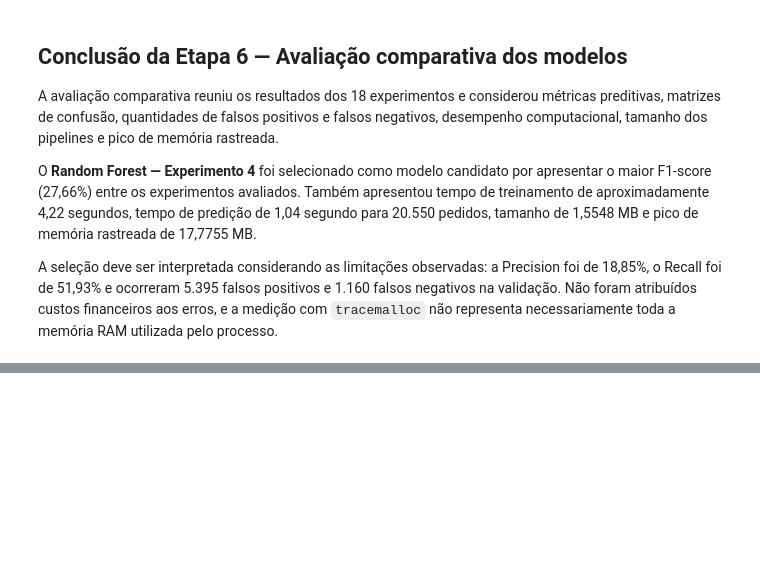
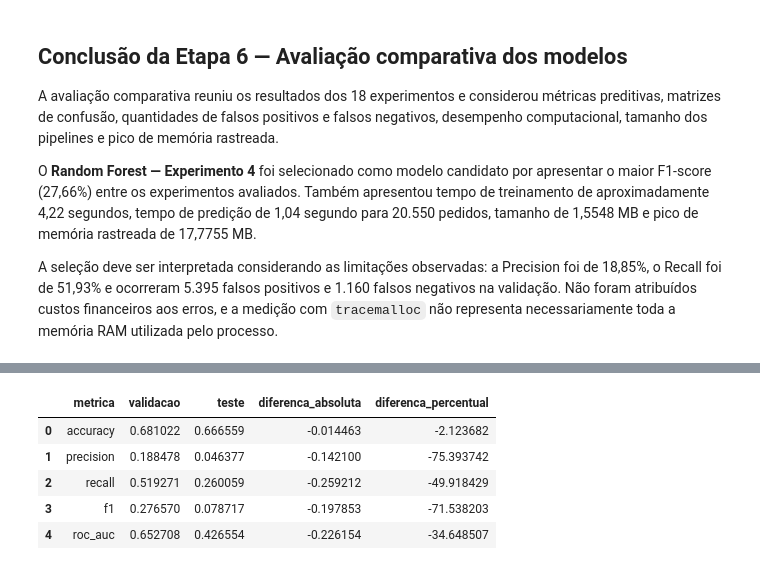
Before and after one commit to Franciane-sl/DeliveryRisk_AI, a Jupyter notebook: pipeline/notebooks/delivery_risk_analysis.ipynb, the cells around one changed output, grey strips where cells are left out. Saved outputs shown, nothing was run; the diff lists cells and outputs as text; code cells hidden in the pictures; blank space fills up the shorter version.

```diff
--- a/pipeline/notebooks/delivery_risk_analysis.ipynb
+++ b/pipeline/notebooks/delivery_risk_analysis.ipynb
@@ -3134,0 +3220,28 @@ A seleção deve ser interpretada considerando as limitações observadas: a Pre
+# %%
+
+y_predito_teste, probabilidades_teste, tempo_predicao_teste = (
+    prever_modelo(
+        pipeline_candidato,
+        X_test
+    )
+)
+
+metricas_teste, matriz_confusao_teste = avaliar_classificacao(
+    y_real=y_test,
+    y_predito=y_predito_teste,
+    probabilidades=probabilidades_teste,
+)
+
+print("Métricas finais no conjunto de teste:")
+display(pd.Series(metricas_teste, name="Valor"))
+
+print("\nMatriz de confusão:")
+display(
+    pd.DataFrame(
+        matriz_confusao_teste,
+        index=["Real: 0", "Real: 1"],
+        columns=["Previsto: 0", "Previsto: 1"],
+    )
+)
+
+print(f"\nTempo de predição: {tempo_predicao_teste:.4f} segundos")
@@ -3134,0 +3346,21 @@ A seleção deve ser interpretada considerando as limitações observadas: a Pre
+# %%
+
+comparacao_generalizacao = comparar_generalizacao(
+    metricas_validacao={
+        "accuracy": modelo_candidato["accuracy"],
+        "precision": modelo_candidato["precision"],
+        "recall": modelo_candidato["recall"],
+        "f1": modelo_candidato["f1"],
+        "roc_auc": modelo_candidato["roc_auc"],
+    },
+    metricas_teste=metricas_teste,
+)
+
+display(comparacao_generalizacao)
+# %% [output]
+|  | metrica | validacao | teste | diferenca_absoluta | diferenca_percentual |
+| 0 | accuracy | 0.681022 | 0.666559 | -0.014463 | -2.123682 |
+| 1 | precision | 0.188478 | 0.046377 | -0.142100 | -75.393742 |
+| 2 | recall | 0.519271 | 0.260059 | -0.259212 | -49.918429 |
+| 3 | f1 | 0.276570 | 0.078717 | -0.197853 | -71.538203 |
+| 4 | roc_auc | 0.652708 | 0.426554 | -0.226154 | -34.648507 |
```
Also changed, not shown: parts of 35 cells of this notebook.
